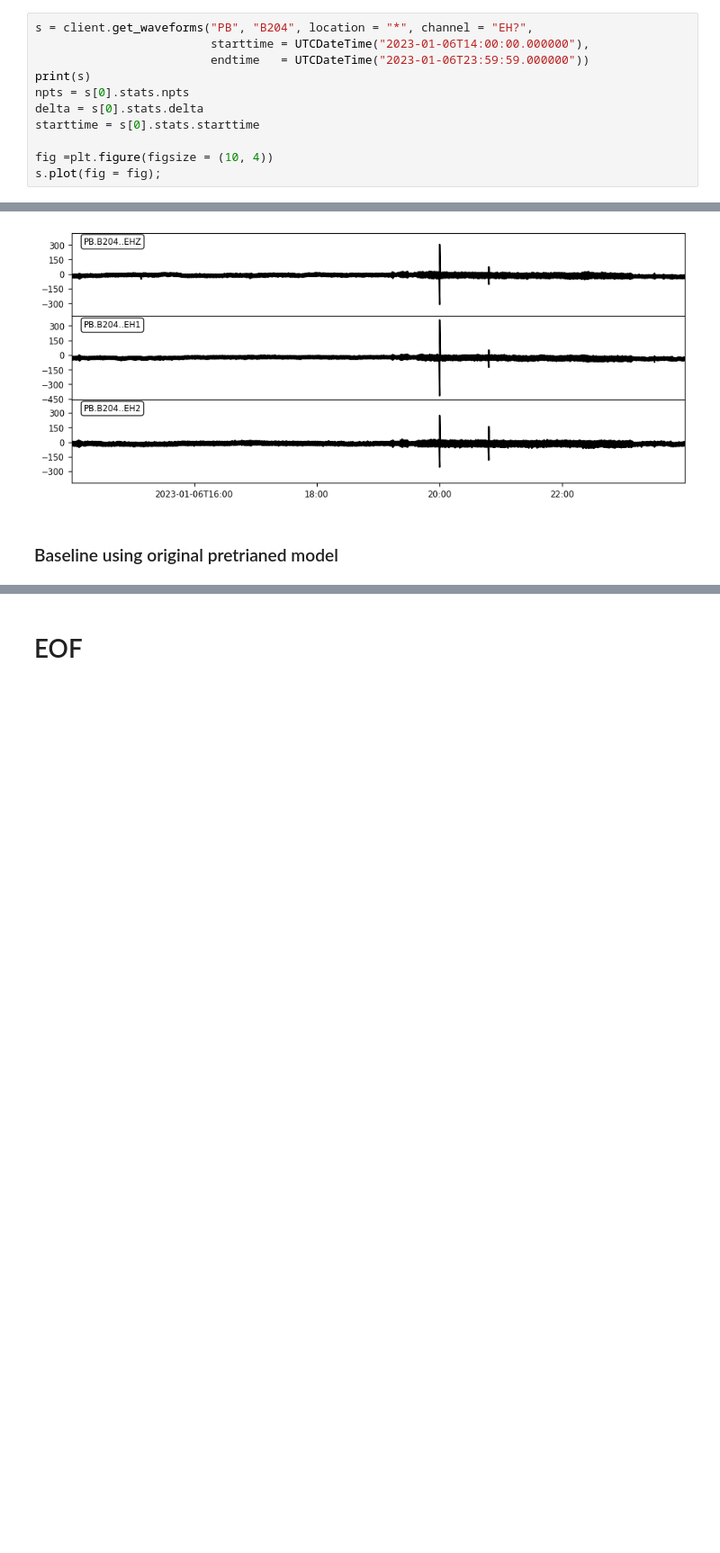
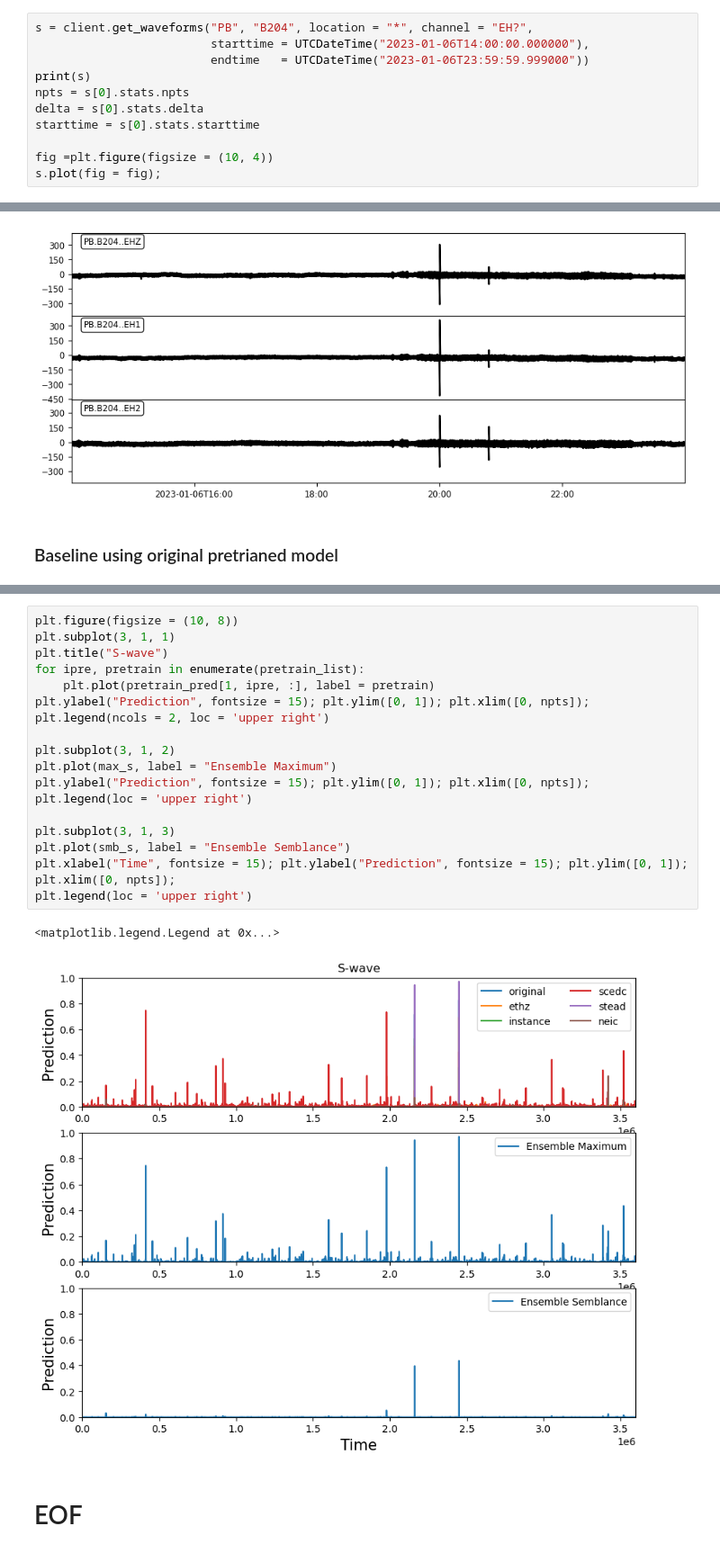
Before and after one commit to congcy/ELEP, a Jupyter notebook: docs/tutorials/example_continuous_data.ipynb, the cells around one changed output, grey strips where cells are left out. Shown: that part at 90% size. Cells and saved outputs as stored; diff of their text form; blank space fills up the shorter version.

```diff
--- a/docs/tutorials/example_continuous_data.ipynb
+++ b/docs/tutorials/example_continuous_data.ipynb
@@ -36,7 +36,7 @@ client = Client("IRIS")
 # %%
 s = client.get_waveforms("PB", "B204", location = "*", channel = "EH?",
                          starttime = UTCDateTime("2023-01-06T14:00:00.000000"),
-                         endtime   = UTCDateTime("2023-01-06T23:59:59.000000"))
+                         endtime   = UTCDateTime("2023-01-06T23:59:59.999000"))
 print(s)
 npts = s[0].stats.npts
 delta = s[0].stats.delta
@@ -113,2 +219,23 @@ plt.legend(loc = 'upper right')
+# %%
+plt.figure(figsize = (10, 8))
+plt.subplot(3, 1, 1)
+plt.title("S-wave")
+for ipre, pretrain in enumerate(pretrain_list):
+    plt.plot(pretrain_pred[1, ipre, :], label = pretrain)
+plt.ylabel("Prediction", fontsize = 15); plt.ylim([0, 1]); plt.xlim([0, npts]);
+plt.legend(ncols = 2, loc = 'upper right')
+
+plt.subplot(3, 1, 2)
+plt.plot(max_s, label = "Ensemble Maximum")
+plt.ylabel("Prediction", fontsize = 15); plt.ylim([0, 1]); plt.xlim([0, npts]);
+plt.legend(loc = 'upper right')
+
+plt.subplot(3, 1, 3)
+plt.plot(smb_s, label = "Ensemble Semblance")
+plt.xlabel("Time", fontsize = 15); plt.ylabel("Prediction", fontsize = 15); plt.ylim([0, 1]); plt.xlim([0, npts]);
+plt.legend(loc = 'upper right')
+# %% [output]
+<matplotlib.legend.Legend at 0x...>
+[figure, added]
 # %% [markdown]
 # EOF
```
Also changed, not shown: parts of 25 cells of this notebook.
